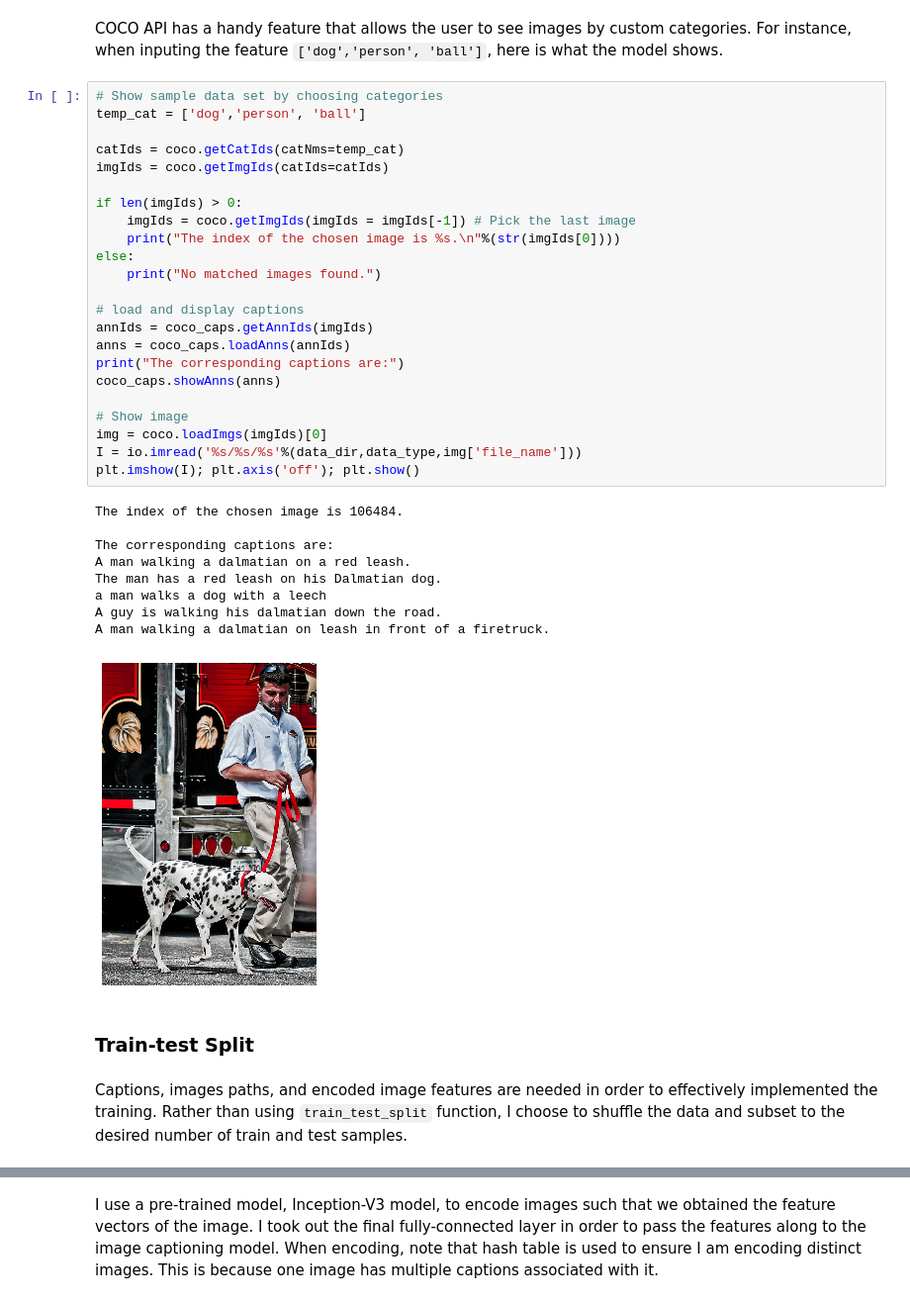
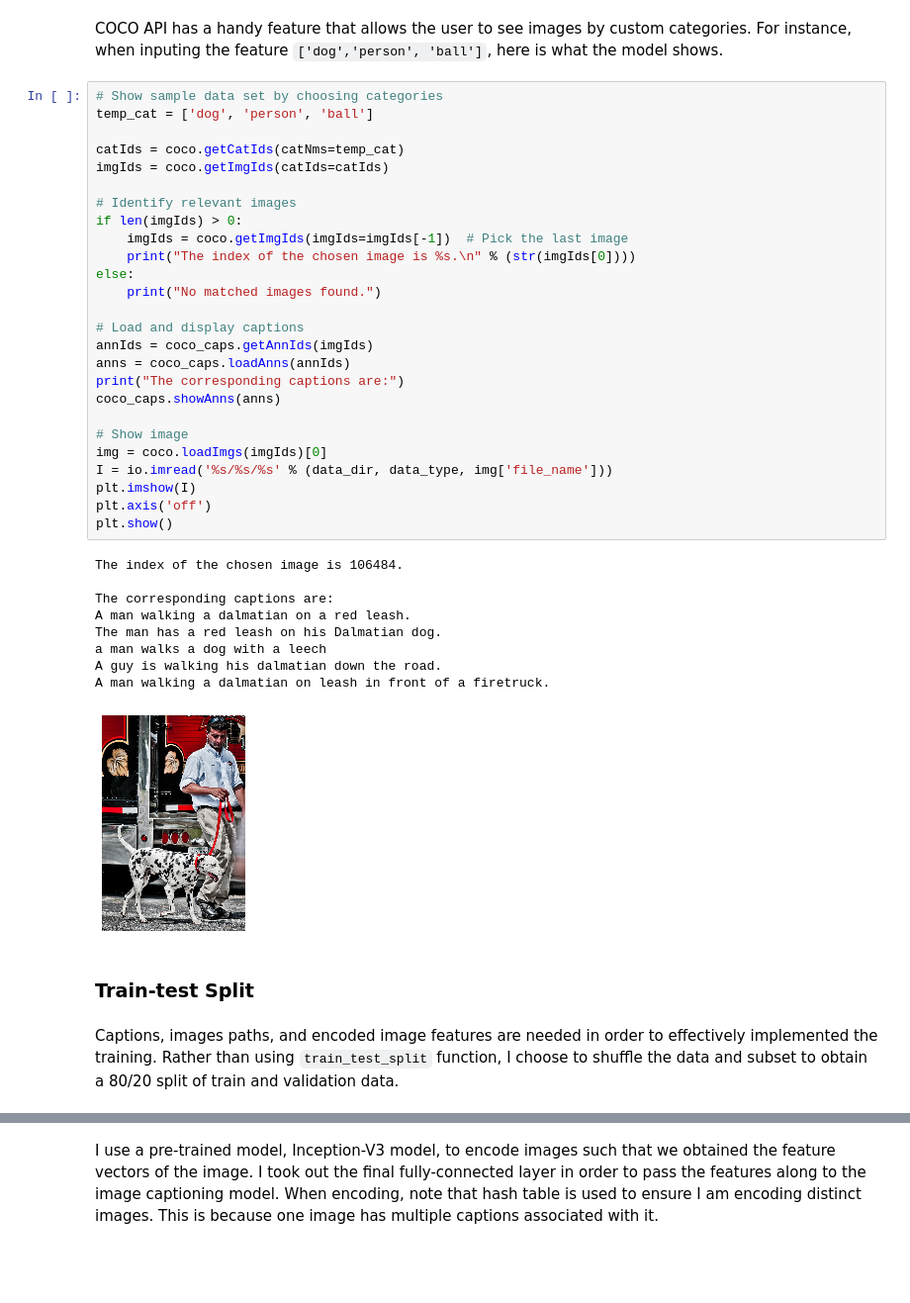
Before and after one commit to TianyuanCai/image_captioning, a Jupyter notebook: ImageCaptioning_CaiTianyuan_Solution.ipynb, the cells around one changed output, grey strips where cells are left out. Shown at 99% size. Drawn from its saved outputs; the diff is of its cells as text; blank space fills up the shorter version.

```diff
--- a/ImageCaptioning_CaiTianyuan_Solution.ipynb
+++ b/ImageCaptioning_CaiTianyuan_Solution.ipynb
@@ -213,39 +169,42 @@ food furniture person outdoor appliance kitchen electronic animal indoor vehicle
 COCO API has a handy feature that allows the user to see images by custom categories. For instance, when inputing the feature `['dog','person', 'ball']`, here is what the model shows.
 # %%
 # Show sample data set by choosing categories
-temp_cat = ['dog','person', 'ball']
+temp_cat = ['dog', 'person', 'ball']
 
 catIds = coco.getCatIds(catNms=temp_cat)
 imgIds = coco.getImgIds(catIds=catIds)
 
+# Identify relevant images
 if len(imgIds) > 0:
-    imgIds = coco.getImgIds(imgIds = imgIds[-1]) # Pick the last image
-    print("The index of the chosen image is %s.\n"%(str(imgIds[0])))
+    imgIds = coco.getImgIds(imgIds=imgIds[-1])  # Pick the last image
+    print("The index of the chosen image is %s.\n" % (str(imgIds[0])))
 else:
     print("No matched images found.")
 
-# load and display captions
+# Load and display captions
 annIds = coco_caps.getAnnIds(imgIds)
 anns = coco_caps.loadAnns(annIds)
 print("The corresponding captions are:")
 coco_caps.showAnns(anns)
 
 # Show image
 img = coco.loadImgs(imgIds)[0]
-I = io.imread('%s/%s/%s'%(data_dir,data_type,img['file_name']))
-plt.imshow(I); plt.axis('off'); plt.show()
+I = io.imread('%s/%s/%s' % (data_dir, data_type, img['file_name']))
+plt.imshow(I)
+plt.axis('off')
+plt.show()
 # %% [output]
 The index of the chosen image is 106484.
 
 The corresponding captions are:
 A man walking a dalmatian on a red leash.
 The man has a red leash on his Dalmatian dog.
 a man walks a dog with a leech
 A guy is walking his dalmatian down the road.
 A man walking a dalmatian on leash in front of a firetruck.
-[figure, old version]
+[figure, new version]
 # %% [markdown]
 ### Train-test Split
 # %% [markdown]
-Captions, images paths, and encoded image features are needed in order to effectively implemented the training. Rather than using `train_test_split` function, I choose to shuffle the data and subset to the desired number of train and test samples.
+Captions, images paths, and encoded image features are needed in order to effectively implemented the training. Rather than using `train_test_split` function, I choose to shuffle the data and subset to obtain a 80/20 split of train and validation data.
 # %%
```
Also changed, not shown: parts of 69 cells of this notebook, 1 other file.
